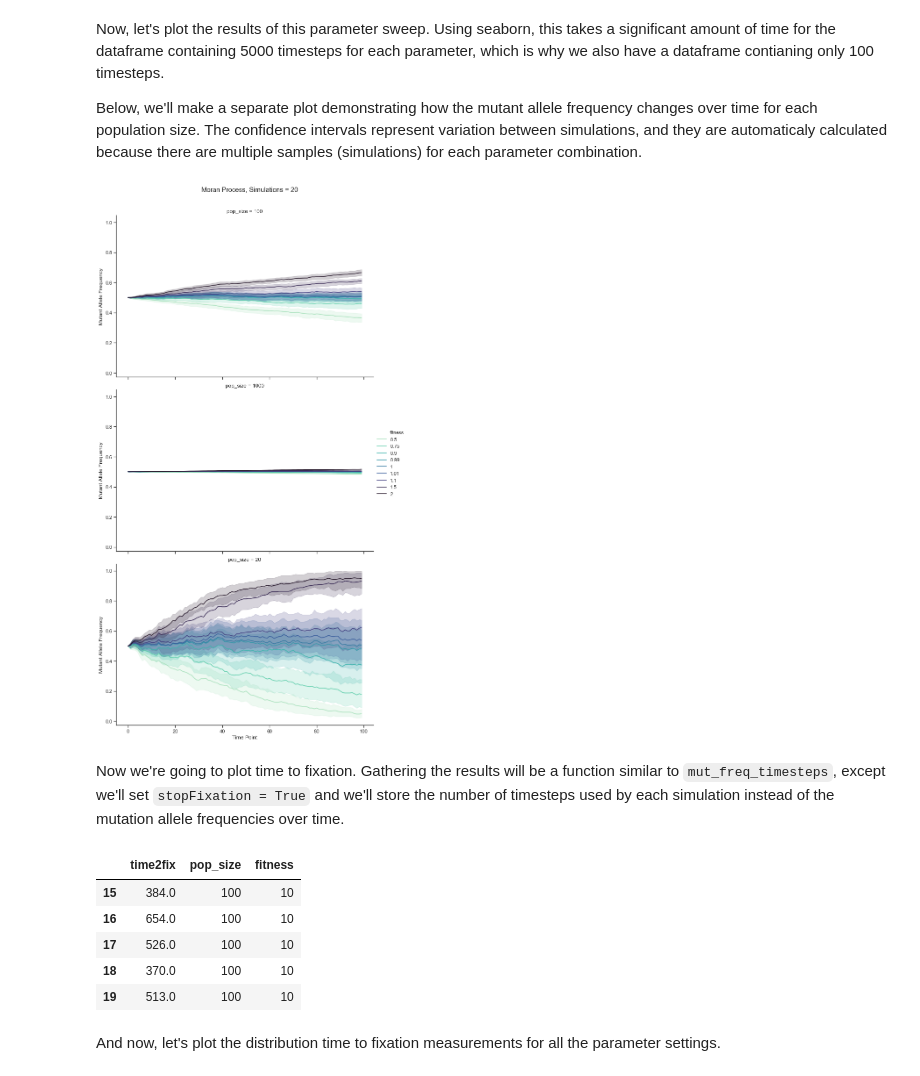
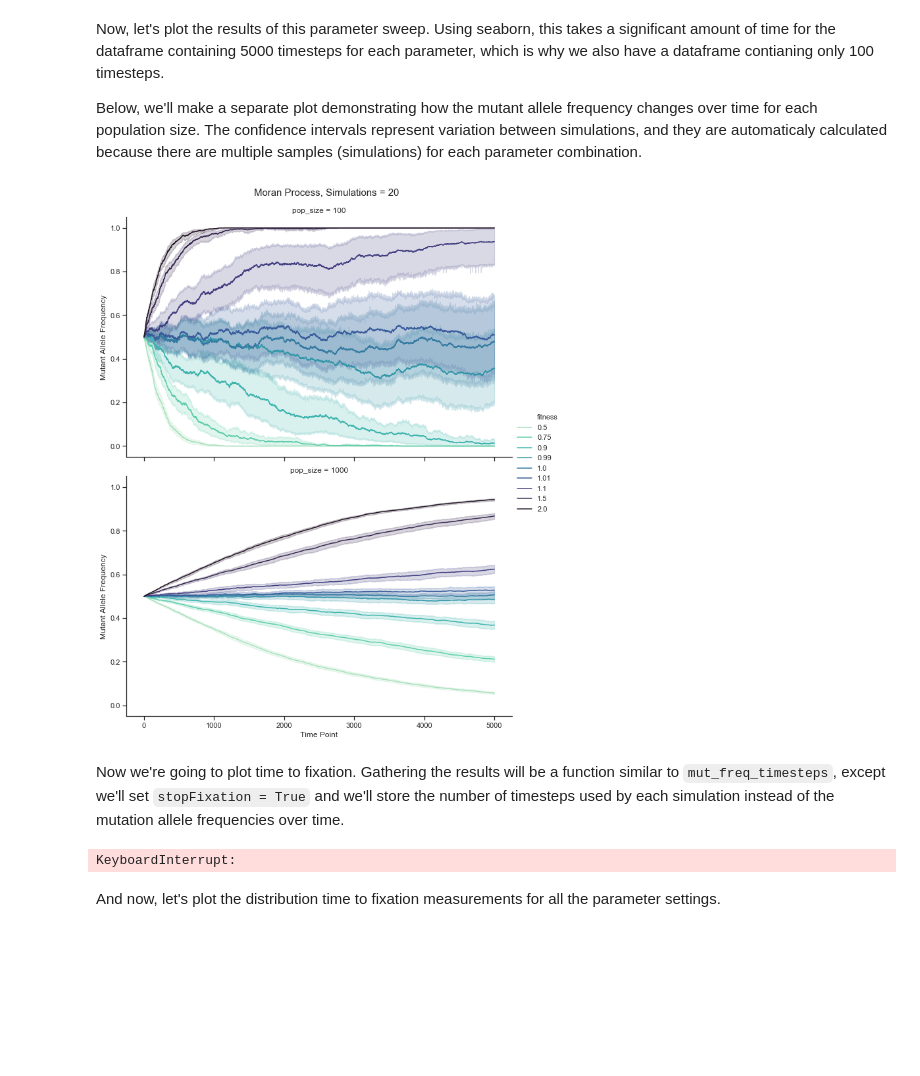
Before and after one commit to jessicascarborough/stochastic-modeling, a Jupyter notebook: stochastic_modeling.ipynb, the cells around one changed output. Cells and saved outputs as stored; diff of their text form; code cells hidden in the pictures; blank space fills up the shorter version.

Commit message:
Add function calls to find time to fixation based on fitness and population size individual parameter sweep.

```diff
--- a/stochastic_modeling.ipynb
+++ b/stochastic_modeling.ipynb
@@ -161,3 +161,5 @@ mut_freq_5000steps = mut_freq_timesteps(N_range = N_range, fitness_range = fitne
+# %%
+mut_freq_5000steps = pd.read_csv("Results/mut_freq_5000steps.csv")
 # %% [markdown]
 Let's take a look at what these results look like. We'll see that there's 20 entries (`sim_n`) containing the mutant allele frequency for each parameter combination, at each timestep,
 # %%
@@ -176,15 +178,15 @@ Below, we'll make a separate plot demonstrating how the mutant allele frequency
 # %%
 s = [.25, .75, 2, 4]
 
 g = sns.relplot(x="timepoint", y="mut_prop", row="pop_size",
                   palette = sns.color_palette("mako_r", len(fitness_range)),
                   hue = "fitness", kind = "line", height = 6, aspect = 1.5,
-                  data=mut_freq_100steps)
+                  data=mut_freq_5000steps)
 plt.subplots_adjust(top=0.93) # adjusts main title to not overlap with subtitles
 g.fig.suptitle("Moran Process, Simulations = 20", fontsize=15)
 g.set_axis_labels(x_var='Time Point', y_var='Mutant Allele Frequency');
 # %% [output]
-[figure, old version]
+[figure, new version]
 # %% [markdown]
 Now we're going to plot time to fixation. Gathering the results will be a function similar to `mut_freq_timesteps`, except we'll set `stopFixation = True` and we'll store the number of timesteps used by each simulation instead of the mutation allele frequencies over time.
 # %%
@@ -227,0 +226,5 @@ time2fix_results = mut_fix_time(N_range = N_range, fitness_range = fitness_range
+# %%
+time2fix_results_sweep = mut_fix_time(N_range = N_range, fitness_range = fitness_range, sim_n = sim_n)
+time2fix_results_sweep.to_csv("Results/time2fix_parameter_sweep.csv", index=False)
+# %% [output]
+KeyboardInterrupt:
@@ -228,12 +233,5 @@ time2fix_results = mut_fix_time(N_range = N_range, fitness_range = fitness_range
 # %%
-time2fix_results.tail()
+time2fix_results_sweep.tail()
-# %% [output]
-|  | time2fix | pop_size | fitness |
-| 15 | 384.0 | 100 | 10 |
-| 16 | 654.0 | 100 | 10 |
-| 17 | 526.0 | 100 | 10 |
-| 18 | 370.0 | 100 | 10 |
-| 19 | 513.0 | 100 | 10 |
 # %% [markdown]
 And now, let's plot the distribution time to fixation measurements for all the parameter settings.
 # %%
```
Also changed, not shown: parts of 8 cells of this notebook.
